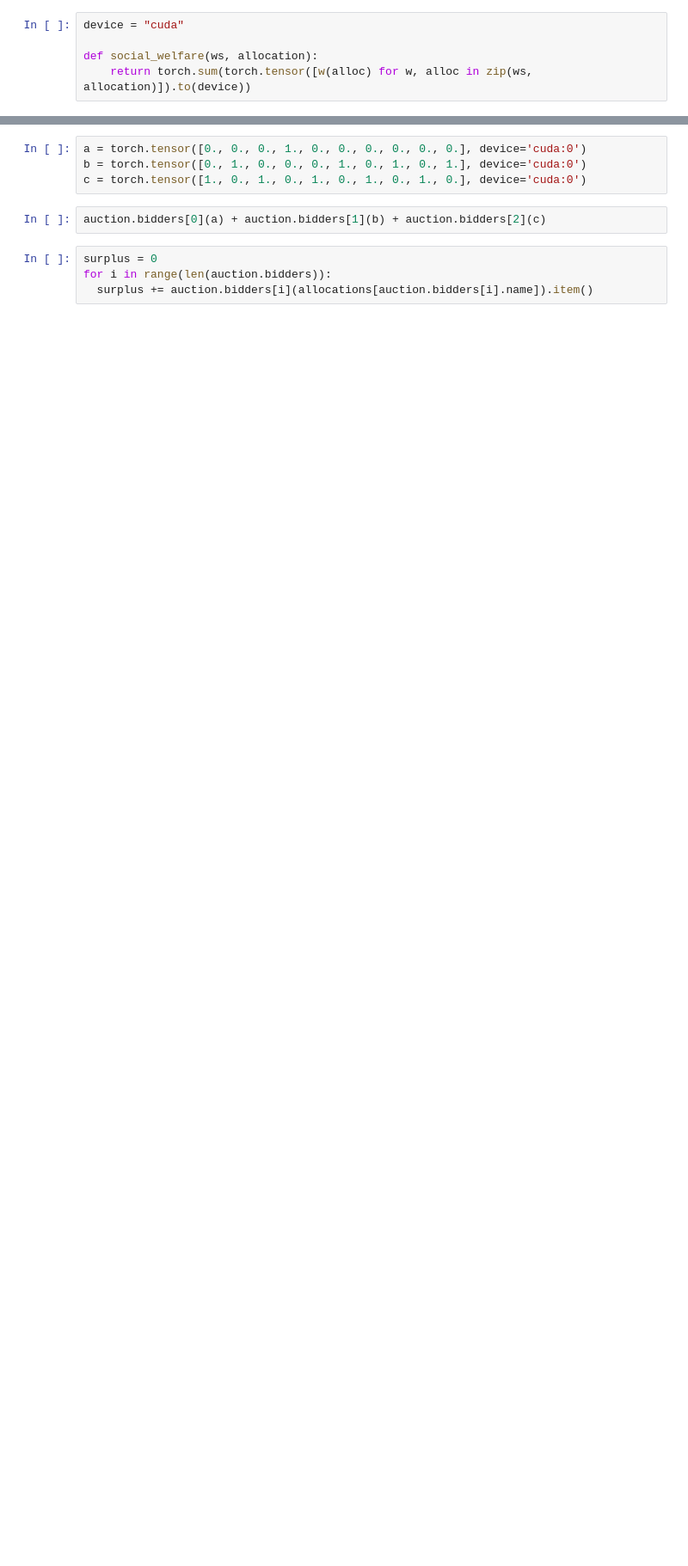
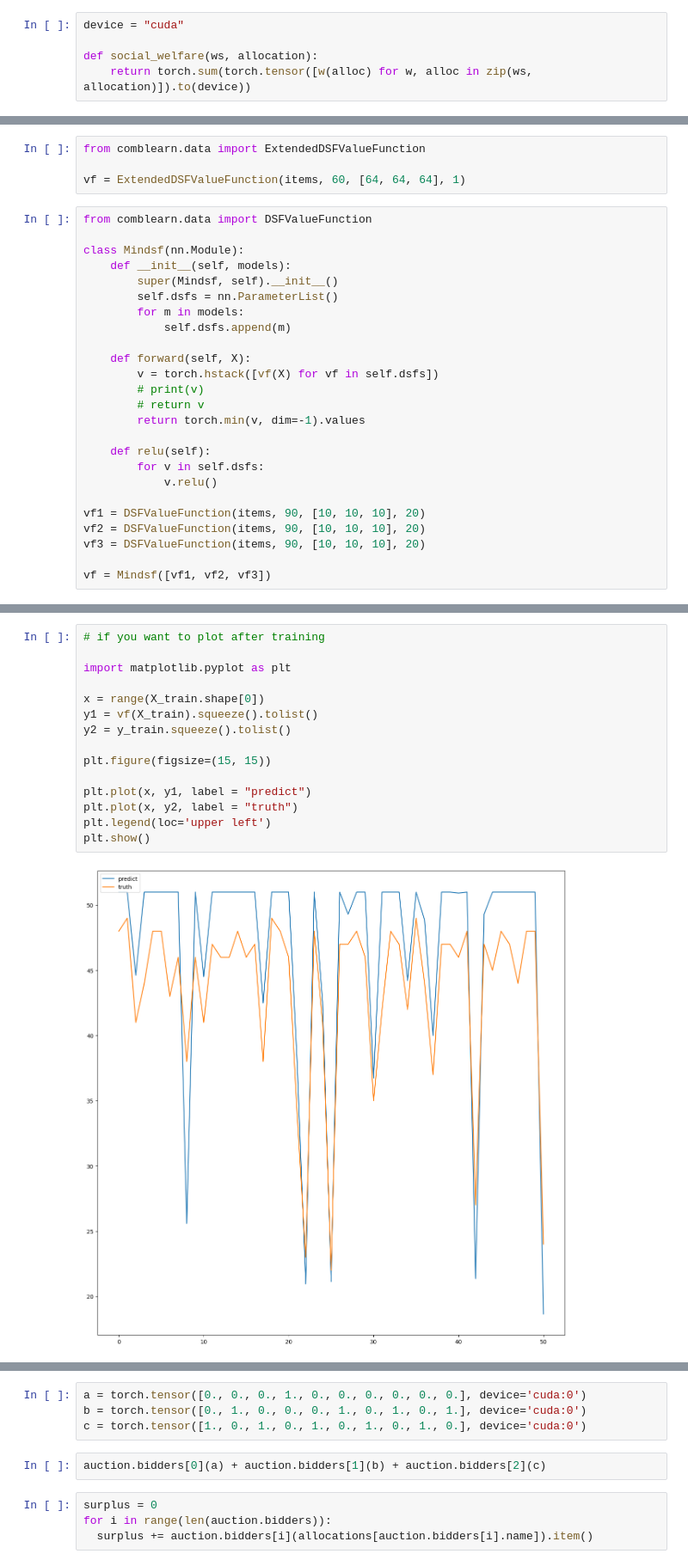
Before and after one commit to semohosseini/comb-auction, a Jupyter notebook: notebooks/submod.ipynb, the cells around one changed output, grey strips where cells are left out. Shown: that part at 86% size. Saved outputs shown, nothing was run; the diff lists cells and outputs as text; blank space fills up the shorter version.

```diff
--- a/notebooks/submod.ipynb
+++ b/notebooks/submod.ipynb
@@ -58,0 +117,29 @@ allocation
+# %%
+from comblearn.data import ExtendedDSFValueFunction
+
+vf = ExtendedDSFValueFunction(items, 60, [64, 64, 64], 1)
+# %%
+from comblearn.data import DSFValueFunction
+
+class Mindsf(nn.Module):
+    def __init__(self, models):
+        super(Mindsf, self).__init__()
+        self.dsfs = nn.ParameterList()
+        for m in models:
+            self.dsfs.append(m)
+
+    def forward(self, X):
+        v = torch.hstack([vf(X) for vf in self.dsfs])
+        # print(v)
+        # return v
+        return torch.min(v, dim=-1).values
+
+    def relu(self):
+        for v in self.dsfs:
+            v.relu()
+
+vf1 = DSFValueFunction(items, 90, [10, 10, 10], 20)
+vf2 = DSFValueFunction(items, 90, [10, 10, 10], 20)
+vf3 = DSFValueFunction(items, 90, [10, 10, 10], 20)
+
+vf = Mindsf([vf1, vf2, vf3])
@@ -58,0 +192,17 @@ allocation
+# %%
+# if you want to plot after training
+
+import matplotlib.pyplot as plt
+
+x = range(X_train.shape[0])
+y1 = vf(X_train).squeeze().tolist()
+y2 = y_train.squeeze().tolist()
+
+plt.figure(figsize=(15, 15))
+
+plt.plot(x, y1, label = "predict")
+plt.plot(x, y2, label = "truth")
+plt.legend(loc='upper left')
+plt.show()
+# %% [output]
+[figure, added]
```
Also changed, not shown: parts of 67 cells of this notebook, 24 other files.
